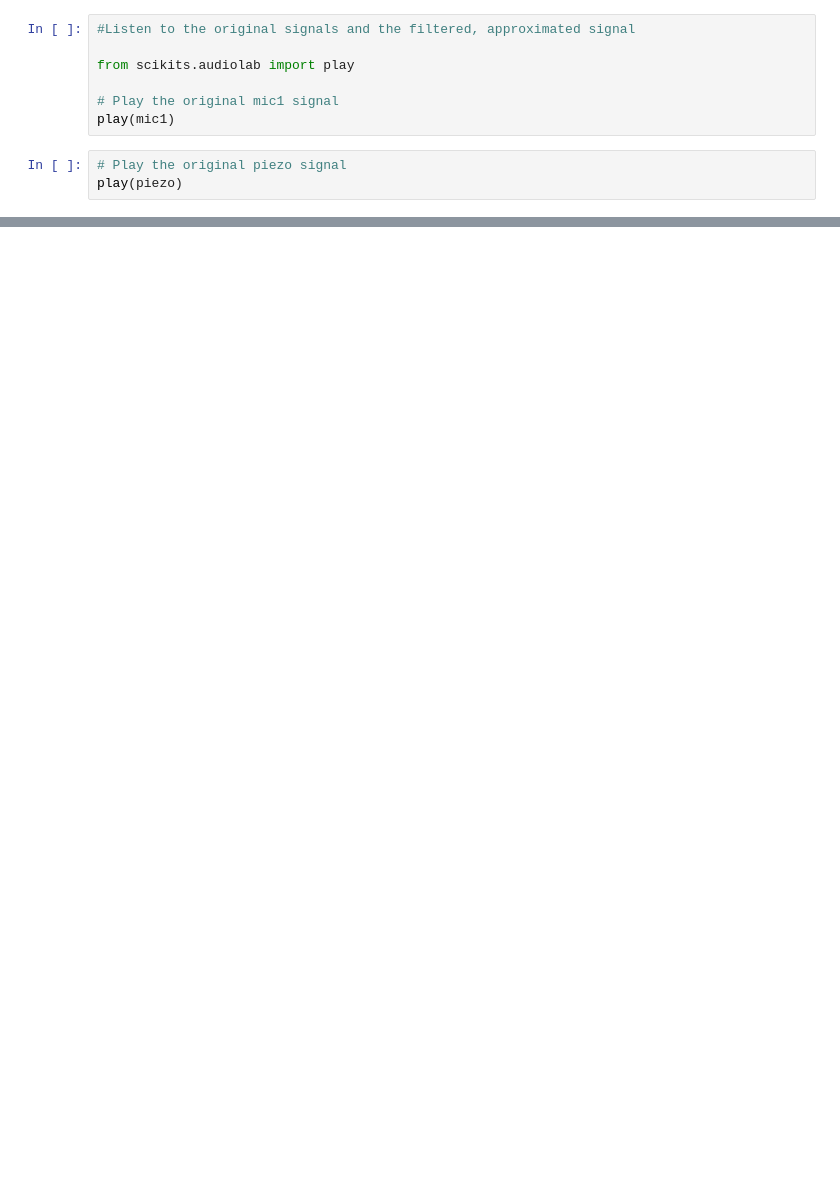
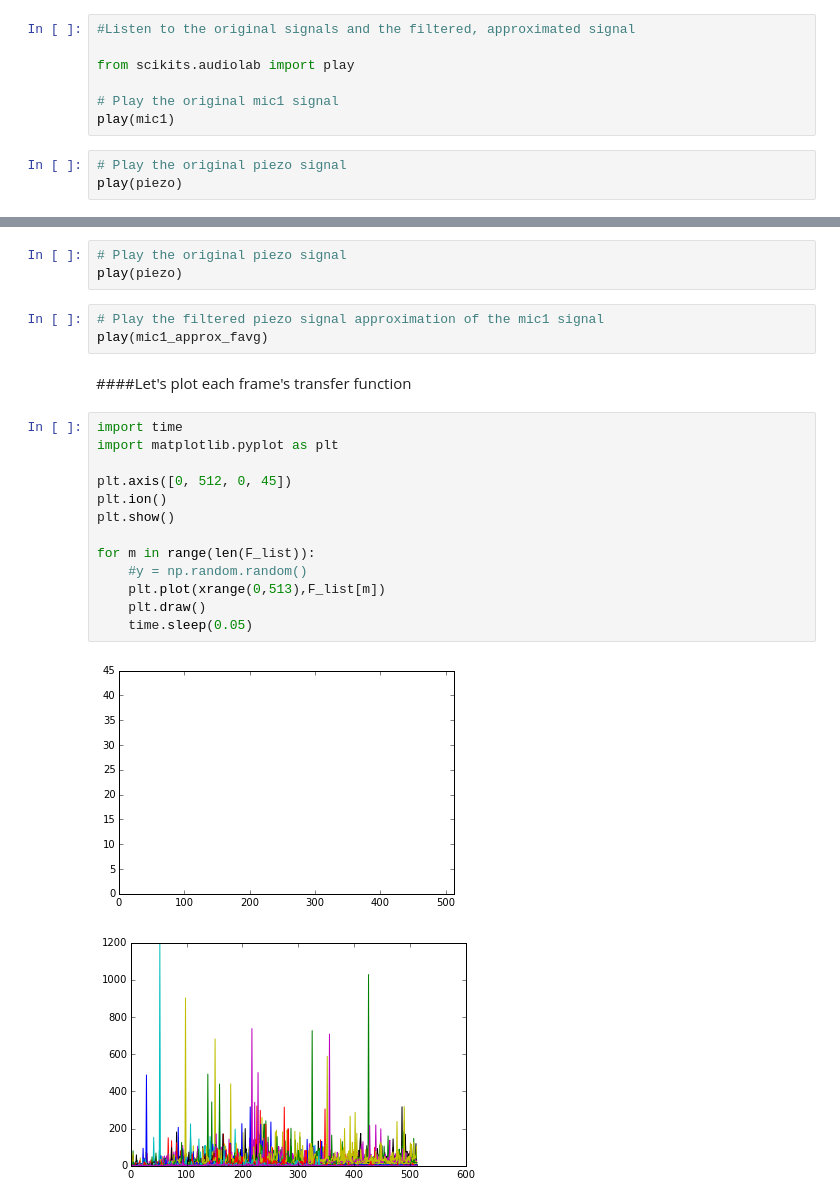
Before and after one commit to stephencwelch/Perceptual-Coding-In-Python, a Jupyter notebook: Frequency-Based Least Squares.ipynb, the cells around one changed output, grey strips where cells are left out. Drawn from its saved outputs; the diff is of its cells as text; blank space fills up the shorter version.

```diff
--- a/Frequency-Based Least Squares.ipynb
+++ b/Frequency-Based Least Squares.ipynb
@@ -801,0 +871,24 @@ play(mic1_approx_t)
+# %%
+# Play the original piezo signal
+play(piezo)
+# %%
+# Play the filtered piezo signal approximation of the mic1 signal
+play(mic1_approx_favg)
+# %% [markdown]
+####Let's plot each frame's transfer function
+# %%
+import time
+import matplotlib.pyplot as plt
+
+plt.axis([0, 512, 0, 45])
+plt.ion()
+plt.show()
+
+for m in range(len(F_list)):
+    #y = np.random.random()
+    plt.plot(xrange(0,513),F_list[m])
+    plt.draw()
+    time.sleep(0.05)
+# %% [output]
+[figure, added]
+[figure, added]
```
Also changed, not shown: parts of 15 cells of this notebook.
